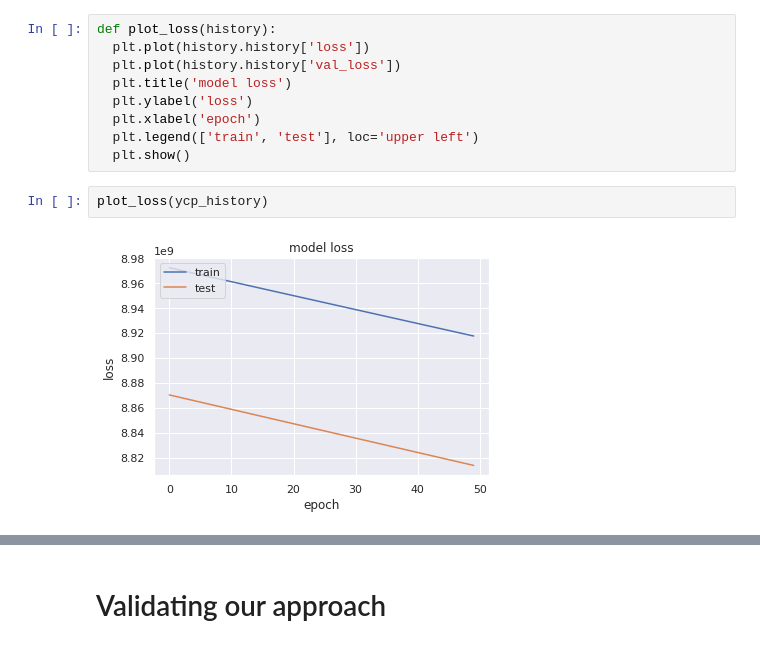
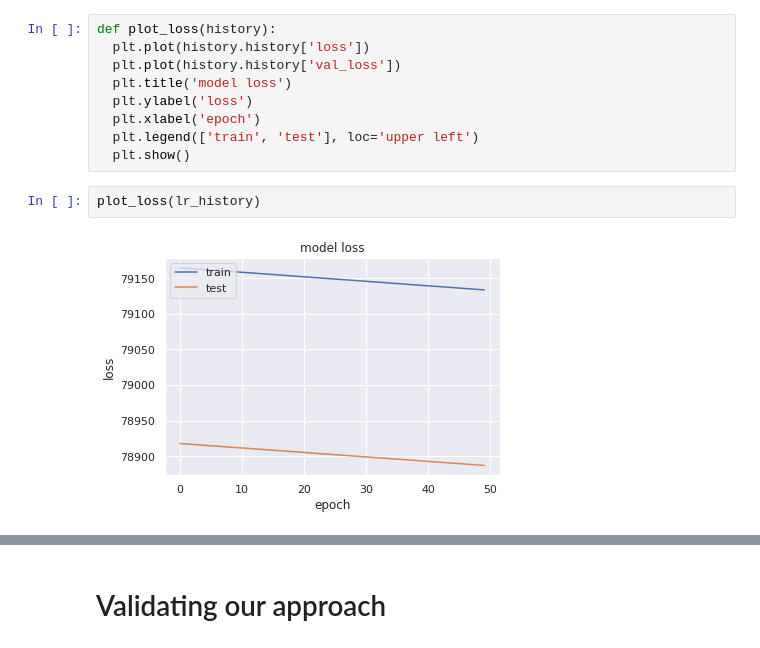
Before and after one commit to BlairCurrey/swe-salary-predictor, a Jupyter notebook: analytics/model.ipynb, the cells around one changed output, grey strips where cells are left out. Cells and saved outputs as stored; diff of their text form.

```diff
--- a/analytics/model.ipynb
+++ b/analytics/model.ipynb
@@ -301,6 +278,6 @@ def plot_loss(history):
   plt.legend(['train', 'test'], loc='upper left')
   plt.show()
 # %%
-plot_loss(ycp_history)
+plot_loss(lr_history)
 # %% [output]
-[figure, old version]
+[figure, new version]
```
Also changed, not shown: parts of 87 cells of this notebook, 3 other files.
